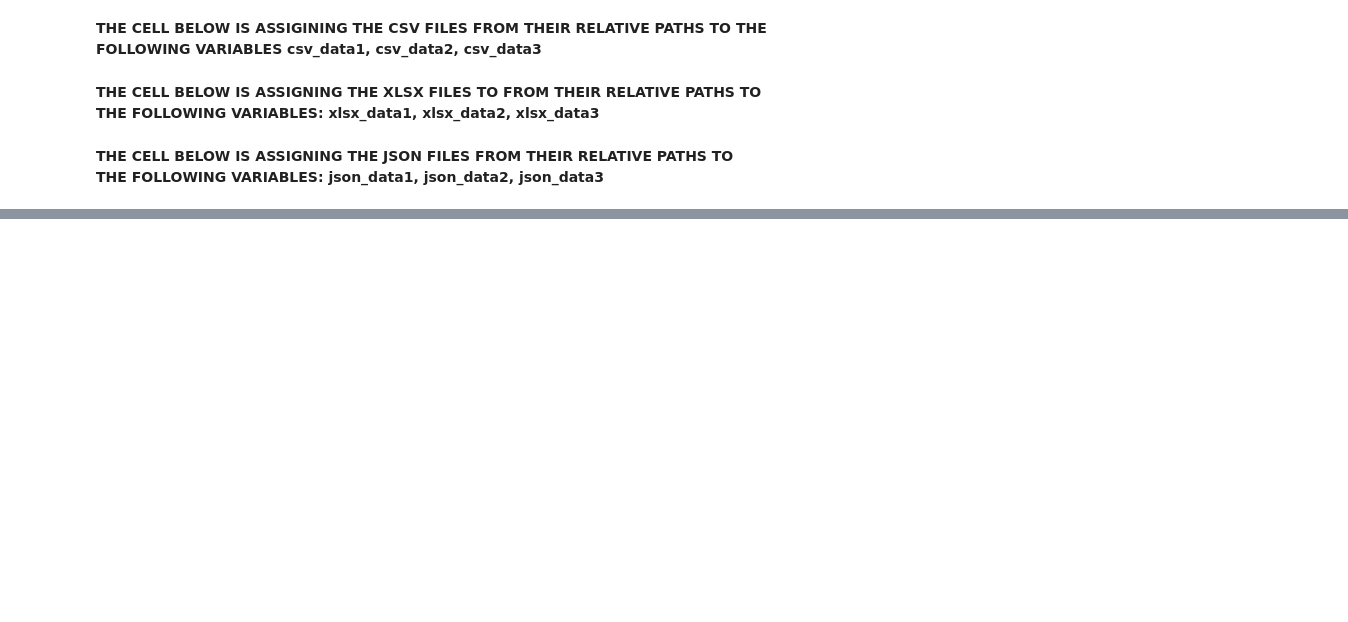
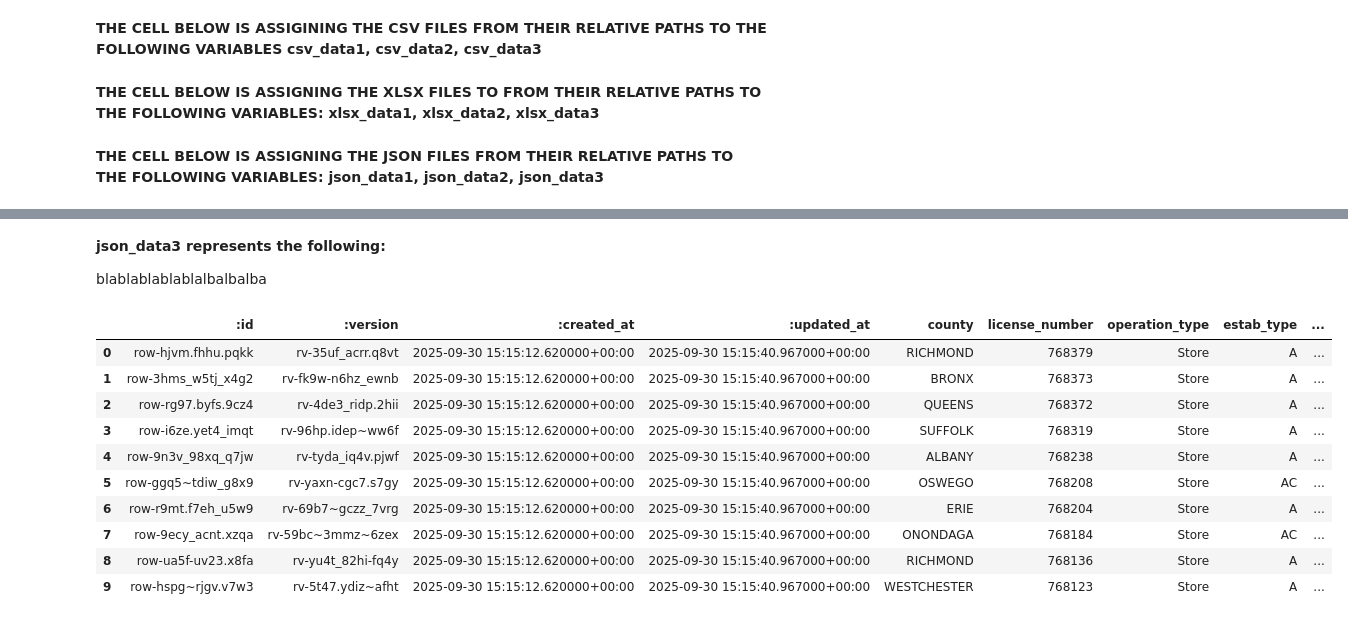
Before and after one commit to Yaghs/datasci_1_loading, a Jupyter notebook: HHA_507_HW1.ipynb, the cells around one changed output, grey strips where cells are left out. Saved outputs shown, nothing was run; the diff lists cells and outputs as text; code cells hidden in the pictures; blank space fills up the shorter version.

```diff
--- a/HHA_507_HW1.ipynb
+++ b/HHA_507_HW1.ipynb
@@ -29,0 +569,19 @@ blablabla
+# %% [markdown]
+**json_data3 represents the following:**
+
+blablablablablalbalbalba
+# %%
+df9 = pd.read_json(json_data3)
+df9.head(10)
+# %% [output]
+|  | :id | :version | :created_at | :updated_at | county | license_number | operation_type | estab_type | ... |
+| 0 | row-hjvm.fhhu.pqkk | rv-35uf_acrr.q8vt | 2025-09-30 15:15:12.620000+00:00 | 2025-09-30 15:15:40.967000+00:00 | RICHMOND | 768379 | Store | A | ... |
+| 1 | row-3hms_w5tj_x4g2 | rv-fk9w-n6hz_ewnb | 2025-09-30 15:15:12.620000+00:00 | 2025-09-30 15:15:40.967000+00:00 | BRONX | 768373 | Store | A | ... |
+| 2 | row-rg97.byfs.9cz4 | rv-4de3_ridp.2hii | 2025-09-30 15:15:12.620000+00:00 | 2025-09-30 15:15:40.967000+00:00 | QUEENS | 768372 | Store | A | ... |
+| 3 | row-i6ze.yet4_imqt | rv-96hp.idep~ww6f | 2025-09-30 15:15:12.620000+00:00 | 2025-09-30 15:15:40.967000+00:00 | SUFFOLK | 768319 | Store | A | ... |
+| 4 | row-9n3v_98xq_q7jw | rv-tyda_iq4v.pjwf | 2025-09-30 15:15:12.620000+00:00 | 2025-09-30 15:15:40.967000+00:00 | ALBANY | 768238 | Store | A | ... |
+| 5 | row-ggq5~tdiw_g8x9 | rv-yaxn-cgc7.s7gy | 2025-09-30 15:15:12.620000+00:00 | 2025-09-30 15:15:40.967000+00:00 | OSWEGO | 768208 | Store | AC | ... |
+| 6 | row-r9mt.f7eh_u5w9 | rv-69b7~gczz_7vrg | 2025-09-30 15:15:12.620000+00:00 | 2025-09-30 15:15:40.967000+00:00 | ERIE | 768204 | Store | A | ... |
+| 7 | row-9ecy_acnt.xzqa | rv-59bc~3mmz~6zex | 2025-09-30 15:15:12.620000+00:00 | 2025-09-30 15:15:40.967000+00:00 | ONONDAGA | 768184 | Store | AC | ... |
+| 8 | row-ua5f-uv23.x8fa | rv-yu4t_82hi-fq4y | 2025-09-30 15:15:12.620000+00:00 | 2025-09-30 15:15:40.967000+00:00 | RICHMOND | 768136 | Store | A | ... |
+| 9 | row-hspg~rjgv.v7w3 | rv-5t47.ydiz~afht | 2025-09-30 15:15:12.620000+00:00 | 2025-09-30 15:15:40.967000+00:00 | WESTCHESTER | 768123 | Store | A | ... |
```
Also changed, not shown: parts of 19 cells of this notebook.
